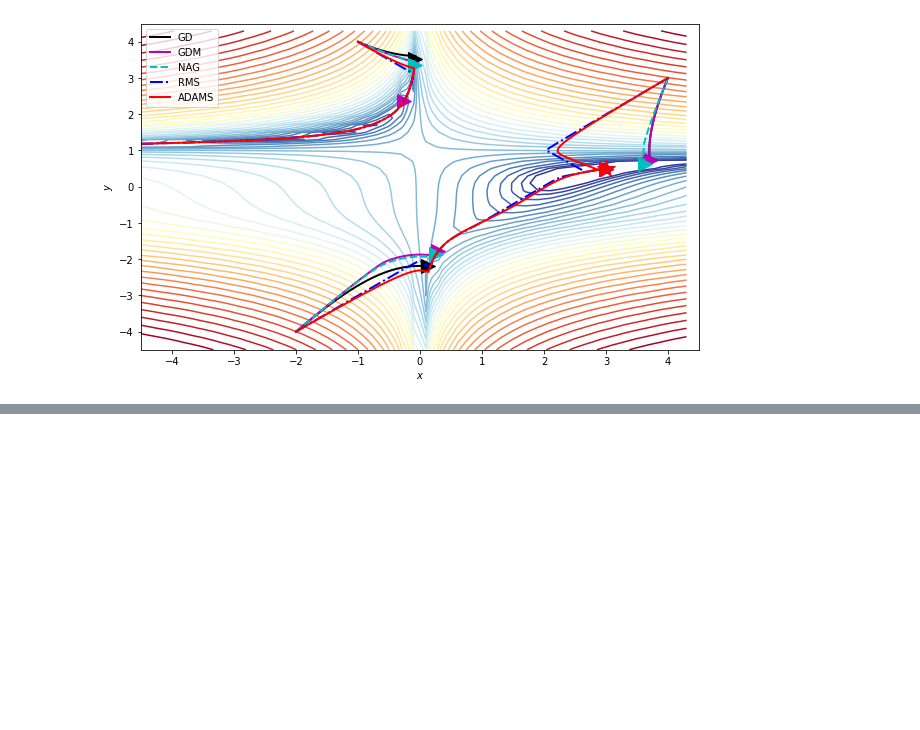
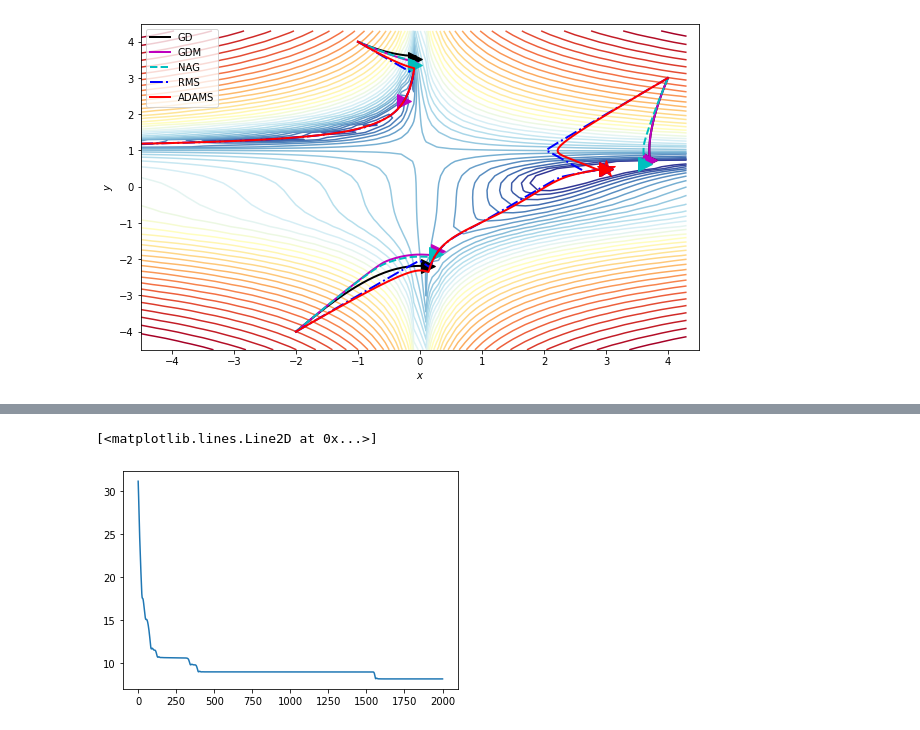
Before and after one commit to PaoloZinesi/ComputationalPhysics_modB, a Jupyter notebook: EX01_Gradient_Descent.ipynb, the cells around one changed output, grey strips where cells are left out. Saved outputs shown, nothing was run; the diff lists cells and outputs as text; code cells hidden in the pictures; blank space fills up the shorter version.

```diff
--- a/EX01_Gradient_Descent.ipynb
+++ b/EX01_Gradient_Descent.ipynb
@@ -501,0 +583,16 @@ plt.show()
+# %%
+n_epochs=2000
+final_array=np.zeros(n_epochs+1)
+
+for init in (init_points):
+    adams_value = adams(grad_golf_hole, init, n_epochs=2000, eta=0.02)
+    f_value = golf_hole(adams_value[:,0],adams_value[:,1])
+
+    final_array += f_value
+
+final_array = final_array / (len(init_points))
+
+plt.plot(range(0,len(final_array)), final_array)
+# %% [output]
+[<matplotlib.lines.Line2D at 0x...>]
+[figure, added]
```
Also changed, not shown: parts of 11 cells of this notebook, 1 other file.
